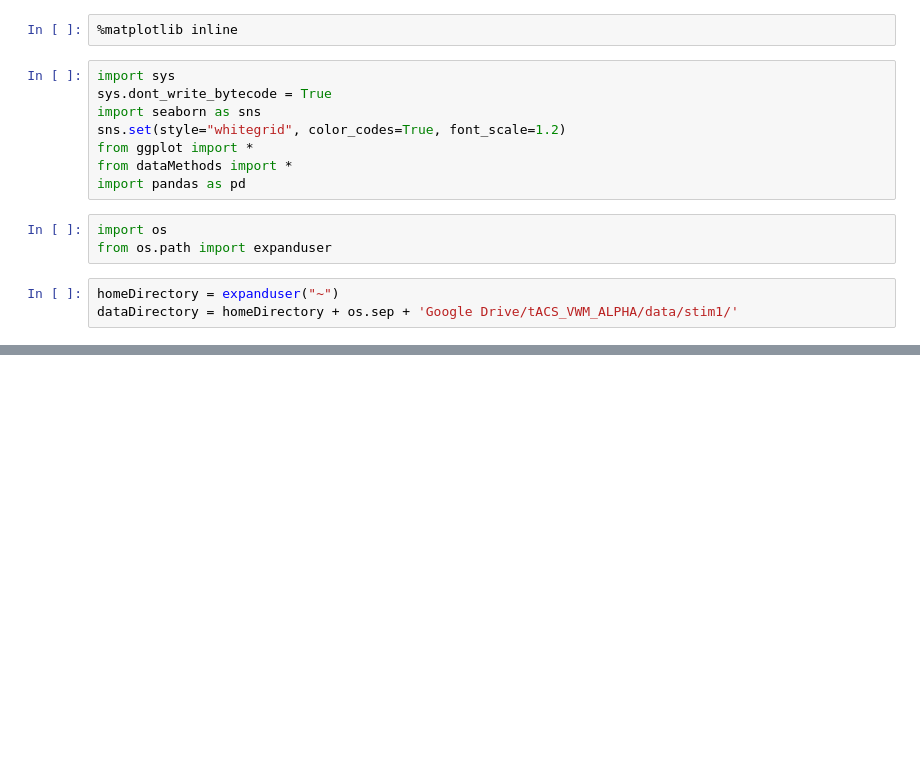
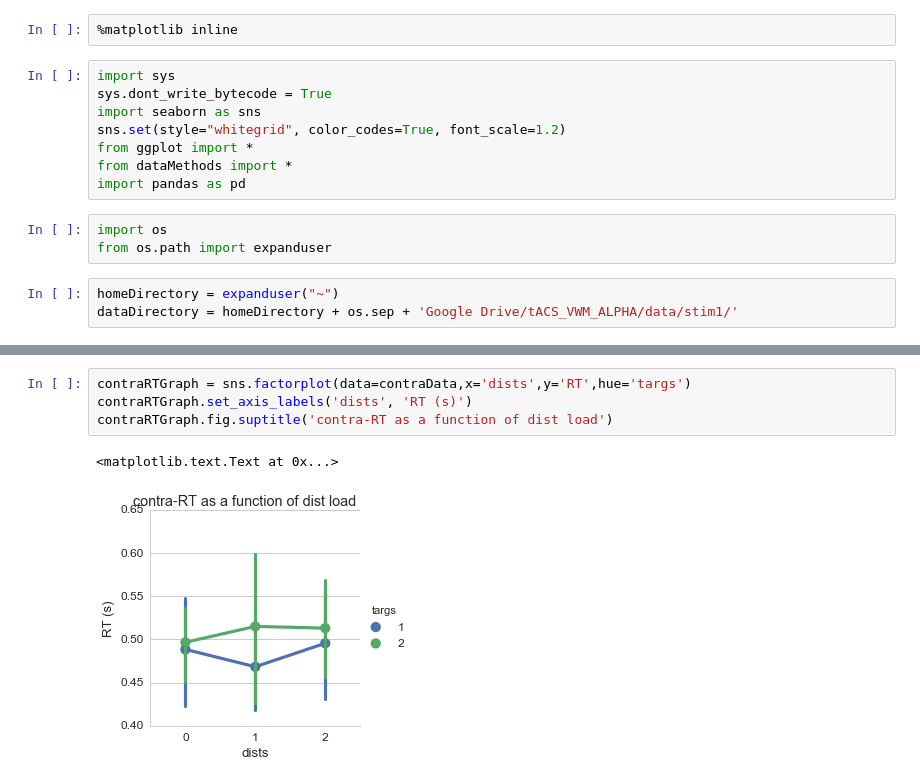
Before and after one commit to alexgonzl/tacs_vmw_alpha, a Jupyter notebook: dataVisualization.ipynb, the cells around one changed output, grey strips where cells are left out. Saved outputs shown, nothing was run; the diff lists cells and outputs as text; blank space fills up the shorter version.

```diff
--- a/dataVisualization.ipynb
+++ b/dataVisualization.ipynb
@@ -126,0 +119,7 @@ sns.stripplot()
+# %%
+contraRTGraph = sns.factorplot(data=contraData,x='dists',y='RT',hue='targs')
+contraRTGraph.set_axis_labels('dists', 'RT (s)')
+contraRTGraph.fig.suptitle('contra-RT as a function of dist load')
+# %% [output]
+<matplotlib.text.Text at 0x...>
+[figure, added]
```
Also changed, not shown: parts of 37 cells of this notebook, 4 other files.
